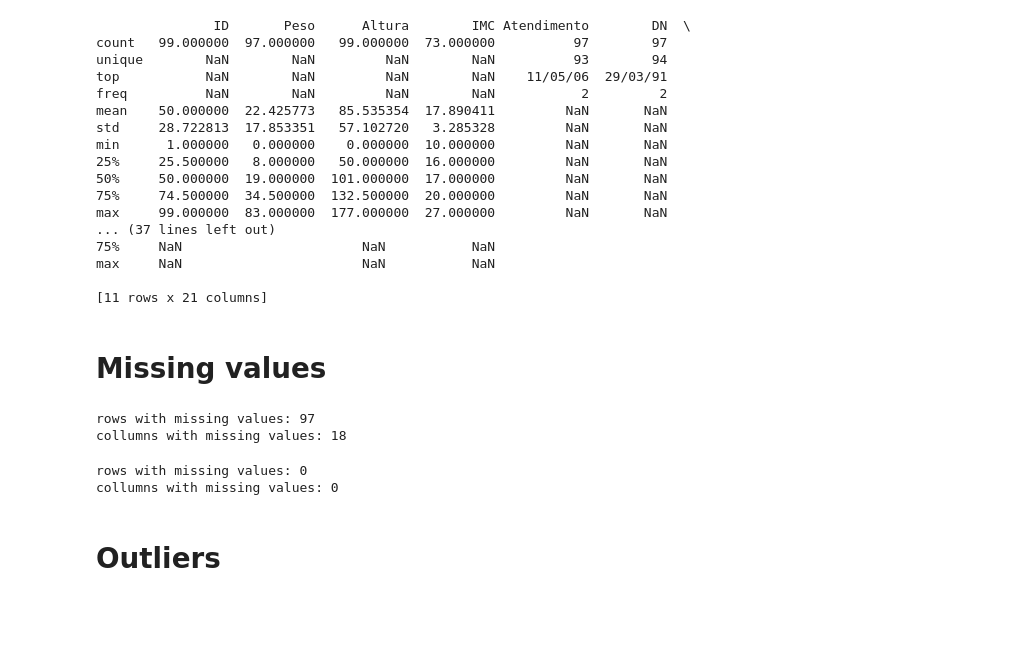
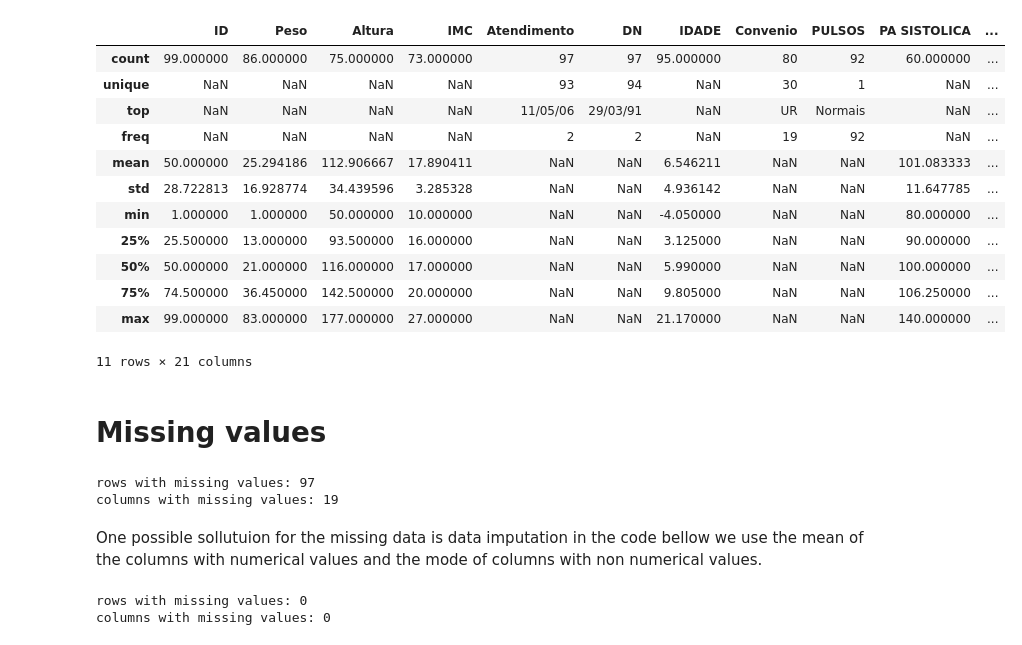
Before and after one commit to TheNoobGoda/idc-tpc, a Jupyter notebook: tpc3/nb3.ipynb, the cells around one changed output. Drawn from its saved outputs; the diff is of its cells as text; code cells hidden in the pictures; blank space fills up the shorter version.

```diff
--- a/tpc3/nb3.ipynb
+++ b/tpc3/nb3.ipynb
@@ -8,35 +8,34 @@ from scipy import stats
 # %%
 df = pd.read_csv("UCMF_100.csv")
 
-print(df.describe(include='all'))
+df.replace(0, np.nan, inplace=True)
+df.describe(include='all')
 # %% [output]
+|  | ID | Peso | Altura | IMC | Atendimento | DN | IDADE | Convenio | PULSOS | PA SISTOLICA | ... |
+| count | 99.000000 | 86.000000 | 75.000000 | 73.000000 | 97 | 97 | 95.000000 | 80 | 92 | 60.000000 | ... |
+| unique | NaN | NaN | NaN | NaN | 93 | 94 | NaN | 30 | 1 | NaN | ... |
+| top | NaN | NaN | NaN | NaN | 11/05/06 | 29/03/91 | NaN | UR | Normais | NaN | ... |
+| freq | NaN | NaN | NaN | NaN | 2 | 2 | NaN | 19 | 92 | NaN | ... |
+| mean | 50.000000 | 25.294186 | 112.906667 | 17.890411 | NaN | NaN | 6.546211 | NaN | NaN | 101.083333 | ... |
+| std | 28.722813 | 16.928774 | 34.439596 | 3.285328 | NaN | NaN | 4.936142 | NaN | NaN | 11.647785 | ... |
+| min | 1.000000 | 1.000000 | 50.000000 | 10.000000 | NaN | NaN | -4.050000 | NaN | NaN | 80.000000 | ... |
+| 25% | 25.500000 | 13.000000 | 93.500000 | 16.000000 | NaN | NaN | 3.125000 | NaN | NaN | 90.000000 | ... |
+| 50% | 50.000000 | 21.000000 | 116.000000 | 17.000000 | NaN | NaN | 5.990000 | NaN | NaN | 100.000000 | ... |
+| 75% | 74.500000 | 36.450000 | 142.500000 | 20.000000 | NaN | NaN | 9.805000 | NaN | NaN | 106.250000 | ... |
+| max | 99.000000 | 83.000000 | 177.000000 | 27.000000 | NaN | NaN | 21.170000 | NaN | NaN | 140.000000 | ... |
-               ID       Peso      Altura        IMC Atendimento        DN  \
-count   99.000000  97.000000   99.000000  73.000000          97        97
-unique        NaN        NaN         NaN        NaN          93        94
-top           NaN        NaN         NaN        NaN    11/05/06  29/03/91
-freq          NaN        NaN         NaN        NaN           2         2
-mean    50.000000  22.425773   85.535354  17.890411         NaN       NaN
-std     28.722813  17.853351   57.102720   3.285328         NaN       NaN
-min      1.000000   0.000000    0.000000  10.000000         NaN       NaN
-25%     25.500000   8.000000   50.000000  16.000000         NaN       NaN
-50%     50.000000  19.000000  101.000000  17.000000         NaN       NaN
-75%     74.500000  34.500000  132.500000  20.000000         NaN       NaN
-max     99.000000  83.000000  177.000000  27.000000         NaN       NaN
-... (37 lines left out)
-75%     NaN                       NaN           NaN
-max     NaN                       NaN           NaN
-
-[11 rows x 21 columns]
+11 rows × 21 columns
 # %% [markdown]
 # Missing values
 # %%
 mv = np.where(pd.isnull(df))
 
 print(f"rows with missing values: {len(np.unique(mv[0]))}")
-print(f"collumns with missing values: {len(np.unique(mv[1]))}")
+print(f"columns with missing values: {len(np.unique(mv[1]))}")
 # %% [output]
 rows with missing values: 97
-collumns with missing values: 18
+columns with missing values: 19
+# %% [markdown]
+One possible sollutuion for the missing data is data imputation in the code bellow we use the mean of the columns with numerical values and the mode of columns with non numerical values.
 # %%
 df2 = df.copy()
 mv2 = np.where(pd.isnull(df2))
@@ -52,9 +51,7 @@ df2[categorical_cols.columns] = imputer.fit_transform(categorical_cols)
 
 mv2 = np.where(pd.isnull(df2))
 print(f"rows with missing values: {len(np.unique(mv2[0]))}")
-print(f"collumns with missing values: {len(np.unique(mv2[1]))}")
+print(f"columns with missing values: {len(np.unique(mv2[1]))}")
 # %% [output]
 rows with missing values: 0
-collumns with missing values: 0
+columns with missing values: 0
-# %% [markdown]
-# Outliers
```
Also changed, not shown: parts of 9 cells of this notebook, 2 other files.
